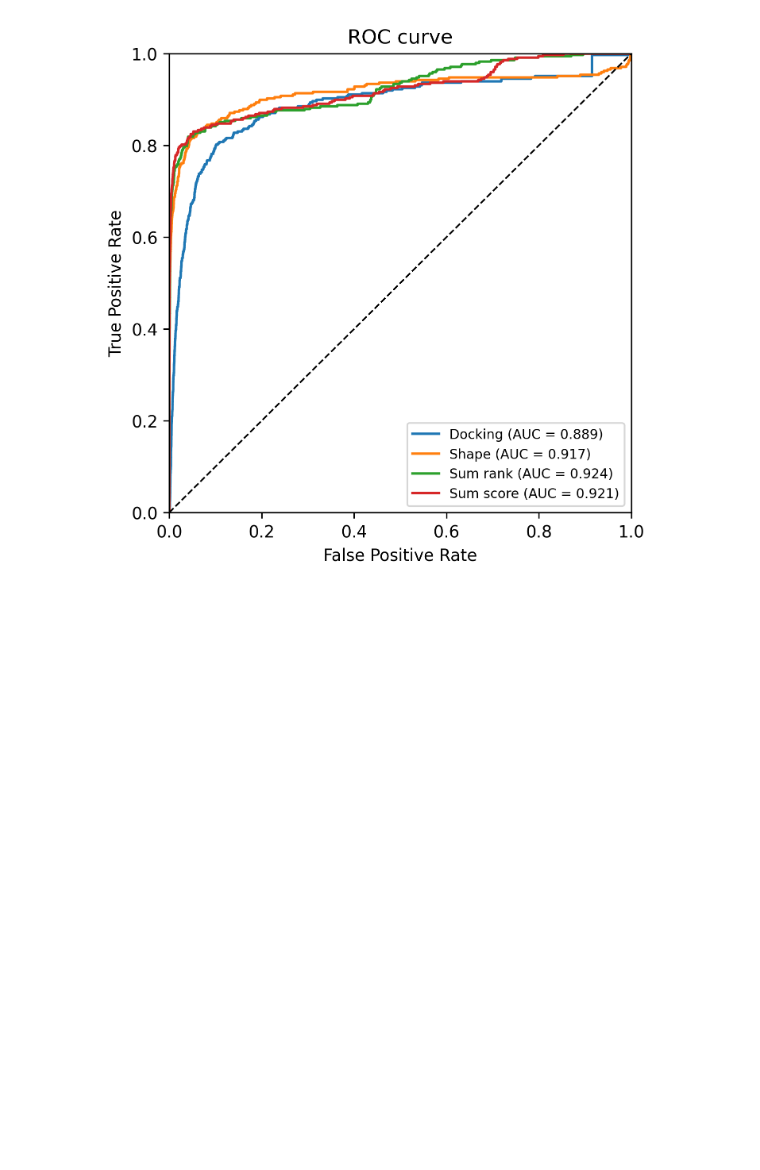
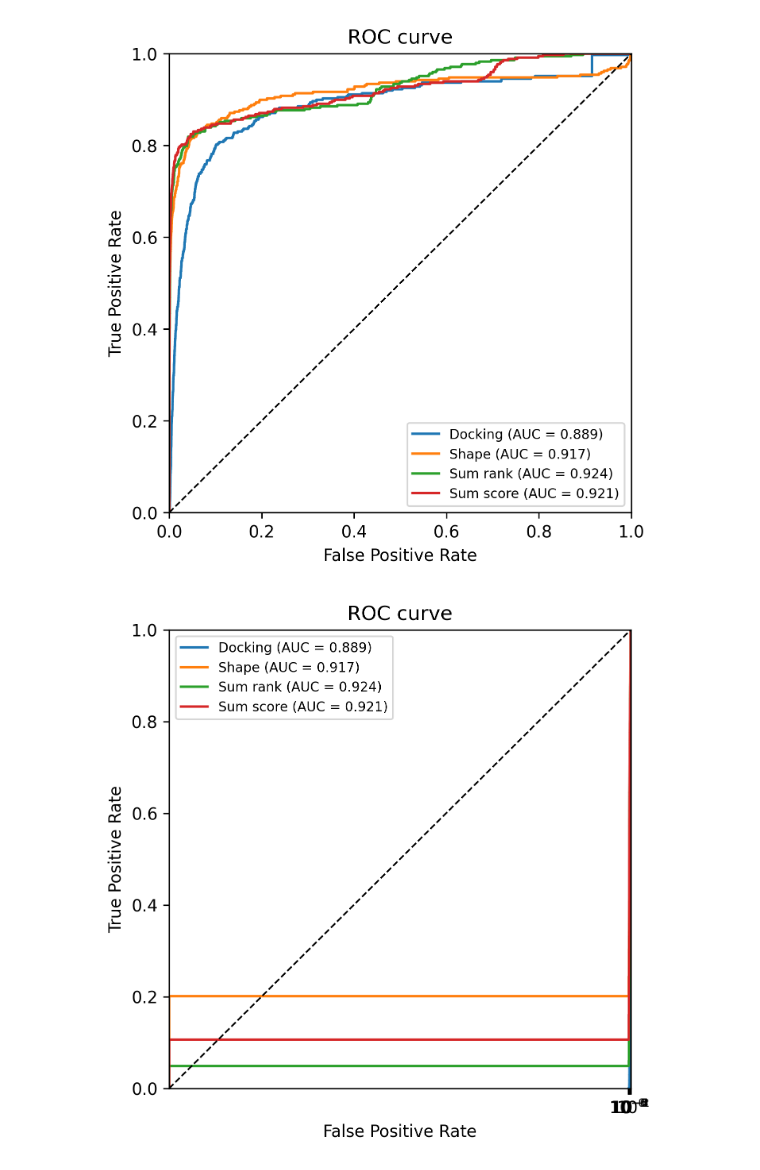
Before and after one commit to phonglam3103/Cheminformatics, a Jupyter notebook: Multiple_ROC_AUC_generalized.ipynb, the cells around one changed output. Drawn from its saved outputs; the diff is of its cells as text; code cells hidden in the pictures; blank space fills up the shorter version.

```diff
--- a/Multiple_ROC_AUC_generalized.ipynb
+++ b/Multiple_ROC_AUC_generalized.ipynb
@@ -62,7 +70,7 @@ def cumsum(df):
   fpr=(1-df).cumsum()/(len(df[df==0]))
   return tpr, fpr
 # %%
-def plot(df, title):
+def plot(df, title,log):
   for model in df.columns:
     tpr, fpr = cumsum(df[model])
     auc = metrics.auc(fpr, tpr)
@@ -73,6 +81,7 @@ def plot(df, title):
   plt.xlim(0,1)
   plt.ylim(0,1)
   plt.title(title)
+  if log==True: plt.xscale('log')
   plt.axline((0, 0), (1, 1), linewidth=1, color='black', linestyle = "--")
   plt.show()
 # %%
@@ -80,2 +89,6 @@ plot(data, 'ROC curve')
 # %% [output]
 [figure]
+# %%
+plot(data, 'ROC curve', True)
+# %% [output]
+[figure, added]
```
Also changed, not shown: parts of 3 cells of this notebook.
